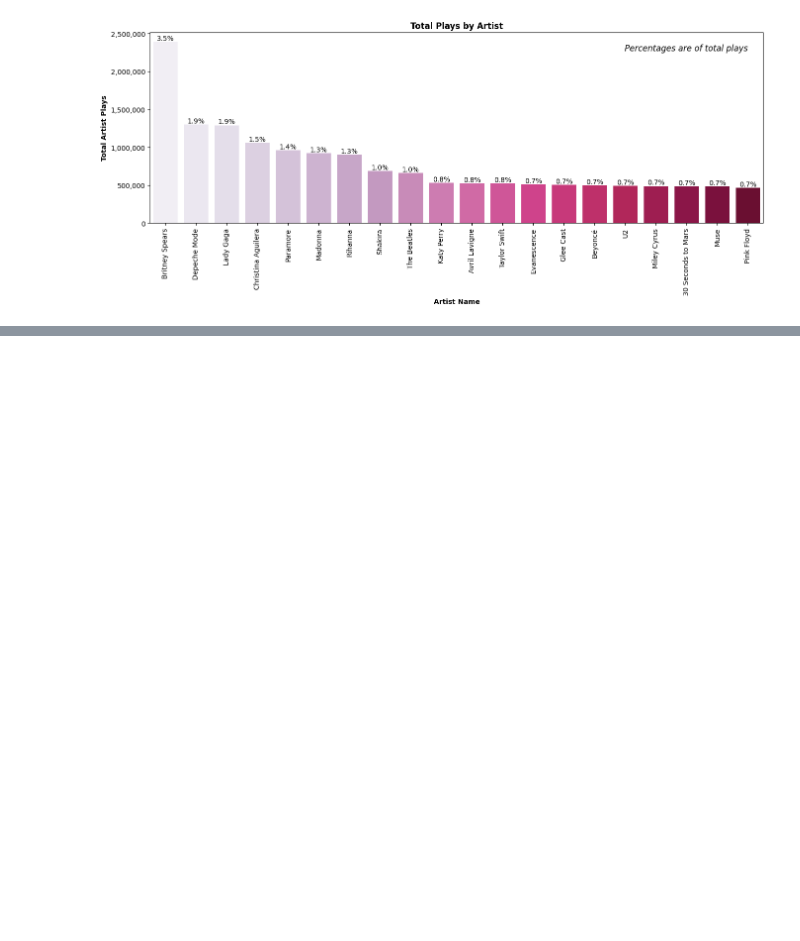
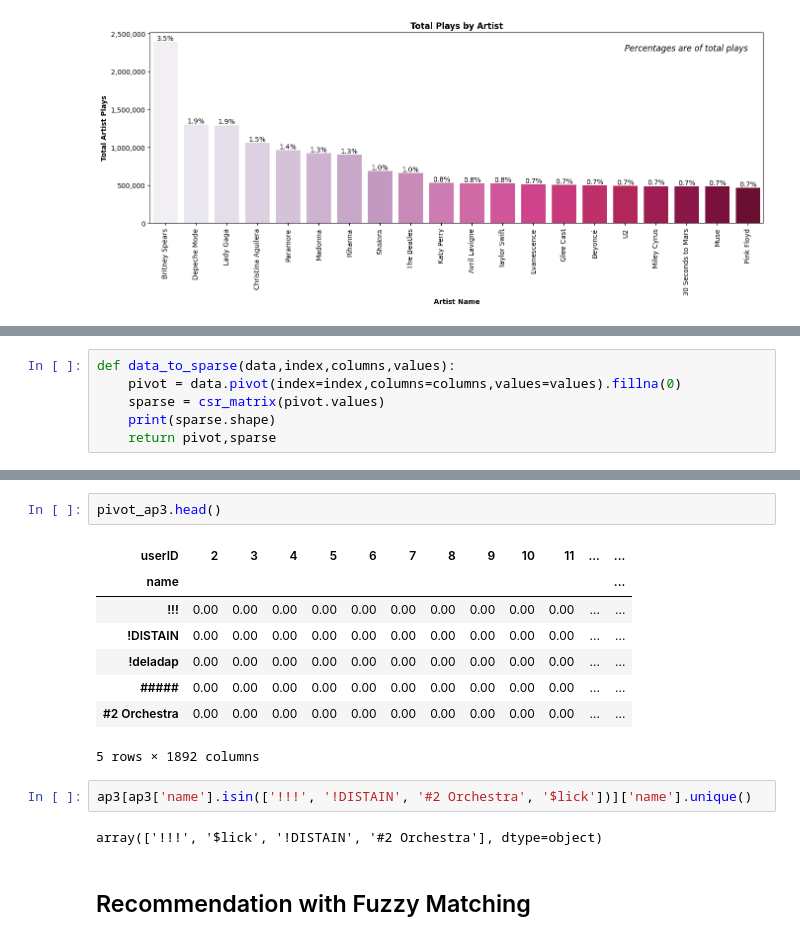
Before and after one commit to Svanzi/Music-Recommender-System, a Jupyter notebook: Collaborative_Recommender_System.ipynb, the cells around one changed output, grey strips where cells are left out. Saved outputs shown, nothing was run; the diff lists cells and outputs as text; blank space fills up the shorter version.

```diff
--- a/Collaborative_Recommender_System.ipynb
+++ b/Collaborative_Recommender_System.ipynb
@@ -278,0 +318,6 @@ Passing `palette` without assigning `hue` is deprecated and will be removed in v
+# %%
+def data_to_sparse(data,index,columns,values):
+    pivot = data.pivot(index=index,columns=columns,values=values).fillna(0)
+    sparse = csr_matrix(pivot.values)
+    print(sparse.shape)
+    return pivot,sparse
@@ -278,0 +343,17 @@ Passing `palette` without assigning `hue` is deprecated and will be removed in v
+# %%
+pivot_ap3.head()
+# %% [output]
+| userID | 2 | 3 | 4 | 5 | 6 | 7 | 8 | 9 | 10 | 11 | ... | ... |
+| name |  |  |  |  |  |  |  |  |  |  |  | ... |
+| !!! | 0.00 | 0.00 | 0.00 | 0.00 | 0.00 | 0.00 | 0.00 | 0.00 | 0.00 | 0.00 | ... | ... |
+| !DISTAIN | 0.00 | 0.00 | 0.00 | 0.00 | 0.00 | 0.00 | 0.00 | 0.00 | 0.00 | 0.00 | ... | ... |
+| !deladap | 0.00 | 0.00 | 0.00 | 0.00 | 0.00 | 0.00 | 0.00 | 0.00 | 0.00 | 0.00 | ... | ... |
+| ##### | 0.00 | 0.00 | 0.00 | 0.00 | 0.00 | 0.00 | 0.00 | 0.00 | 0.00 | 0.00 | ... | ... |
+| #2 Orchestra | 0.00 | 0.00 | 0.00 | 0.00 | 0.00 | 0.00 | 0.00 | 0.00 | 0.00 | 0.00 | ... | ... |
+5 rows × 1892 columns
+# %%
+ap3[ap3['name'].isin(['!!!', '!DISTAIN', '#2 Orchestra', '$lick'])]['name'].unique()
+# %% [output]
+array(['!!!', '$lick', '!DISTAIN', '#2 Orchestra'], dtype=object)
+# %% [markdown]
+## Recommendation with Fuzzy Matching
```
Also changed, not shown: parts of 15 cells of this notebook, 1 other file.
